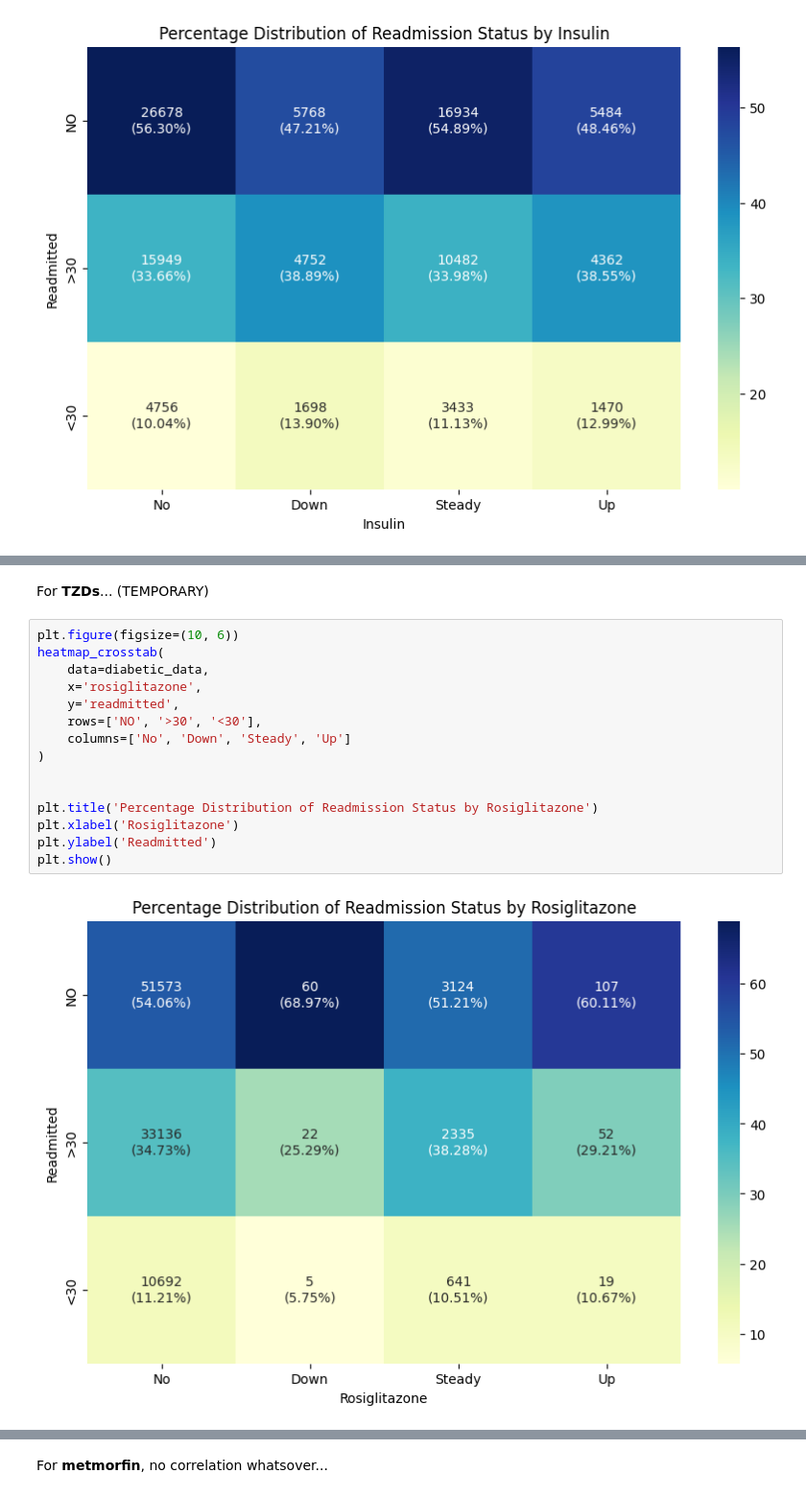
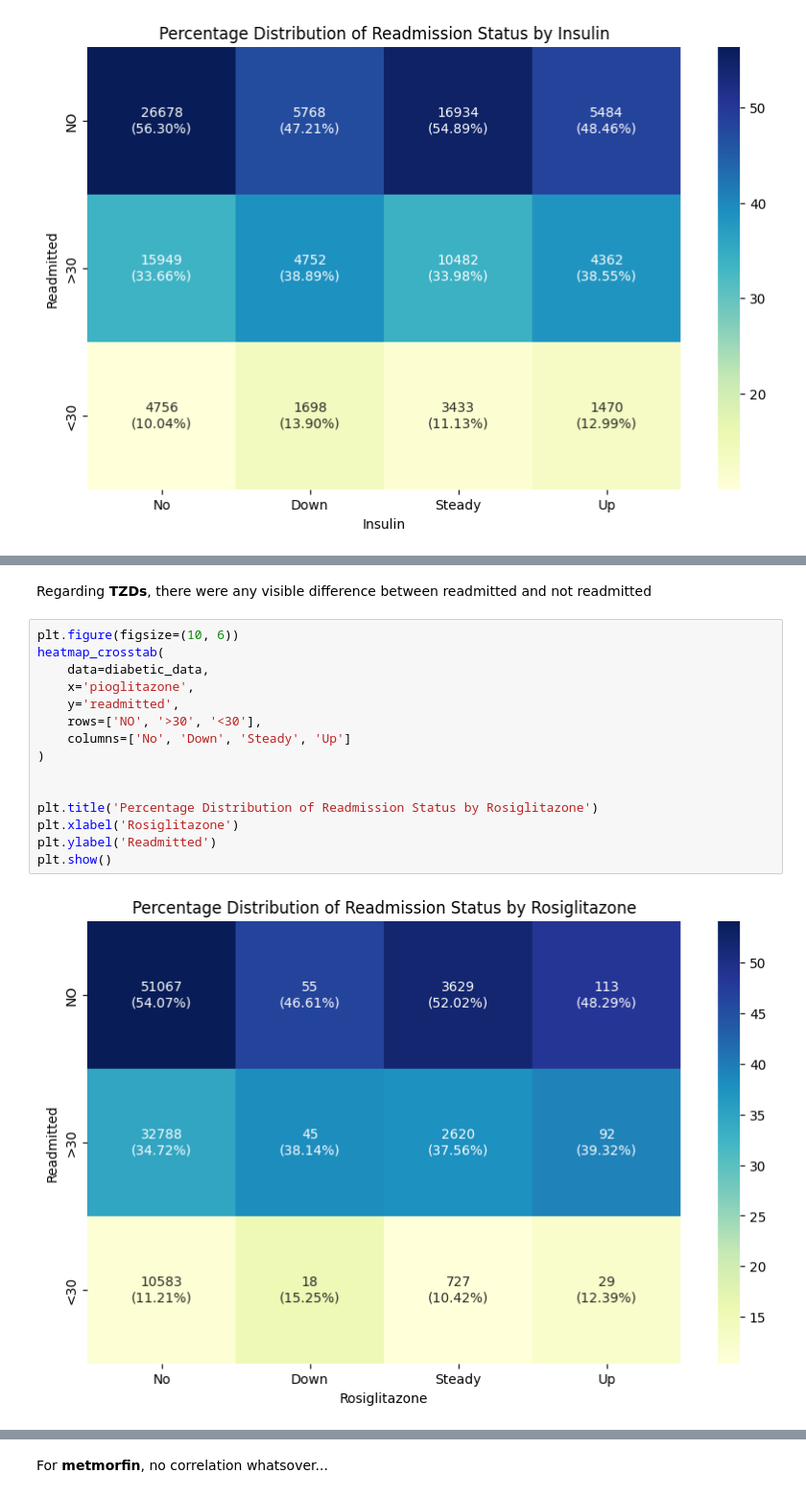
Before and after one commit to MechaMic38/unibs_mldm_diabetes, a Jupyter notebook: notebooks/dataset_eda.ipynb, the cells around one changed output, grey strips where cells are left out. Shown at 96% size. Cells and saved outputs as stored; diff of their text form.

```diff
--- a/notebooks/dataset_eda.ipynb
+++ b/notebooks/dataset_eda.ipynb
@@ -341,19 +415,19 @@ plt.show()
-# %% [markdown]
-For **TZDs**... (TEMPORARY)
+# %% [markdown]
+Regarding **TZDs**, there were any visible difference between readmitted and not readmitted
 # %%
 plt.figure(figsize=(10, 6))
 heatmap_crosstab(
     data=diabetic_data,
-    x='rosiglitazone',
+    x='pioglitazone',
     y='readmitted',
     rows=['NO', '>30', '<30'],
     columns=['No', 'Down', 'Steady', 'Up']
 )
 
 
 plt.title('Percentage Distribution of Readmission Status by Rosiglitazone')
 plt.xlabel('Rosiglitazone')
 plt.ylabel('Readmitted')
 plt.show()
 # %% [output]
-[figure, old version]
+[figure, new version]
```
Also changed, not shown: parts of 35 cells of this notebook.
